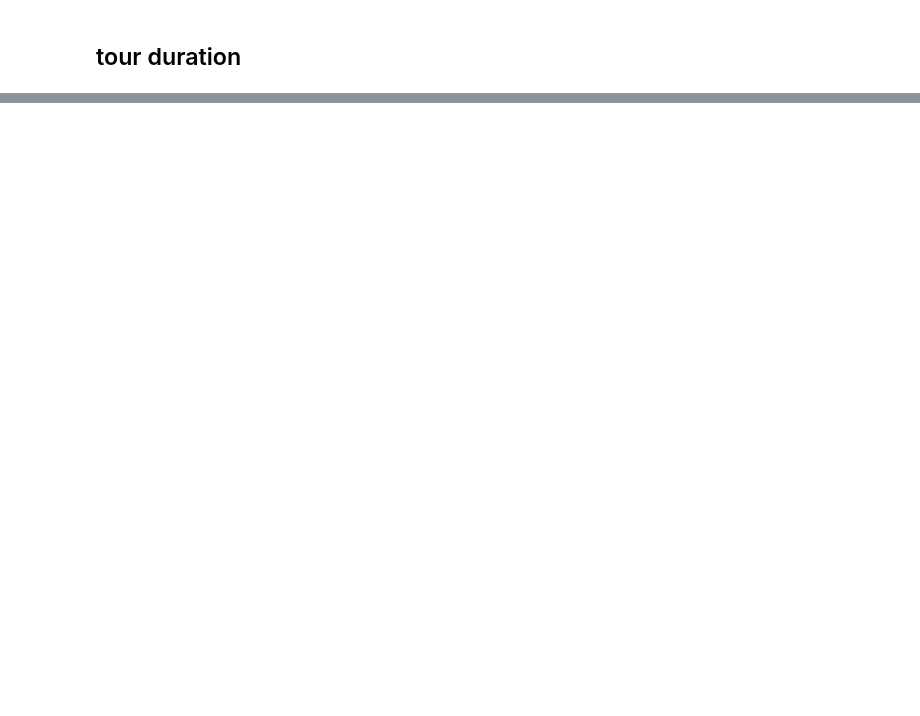
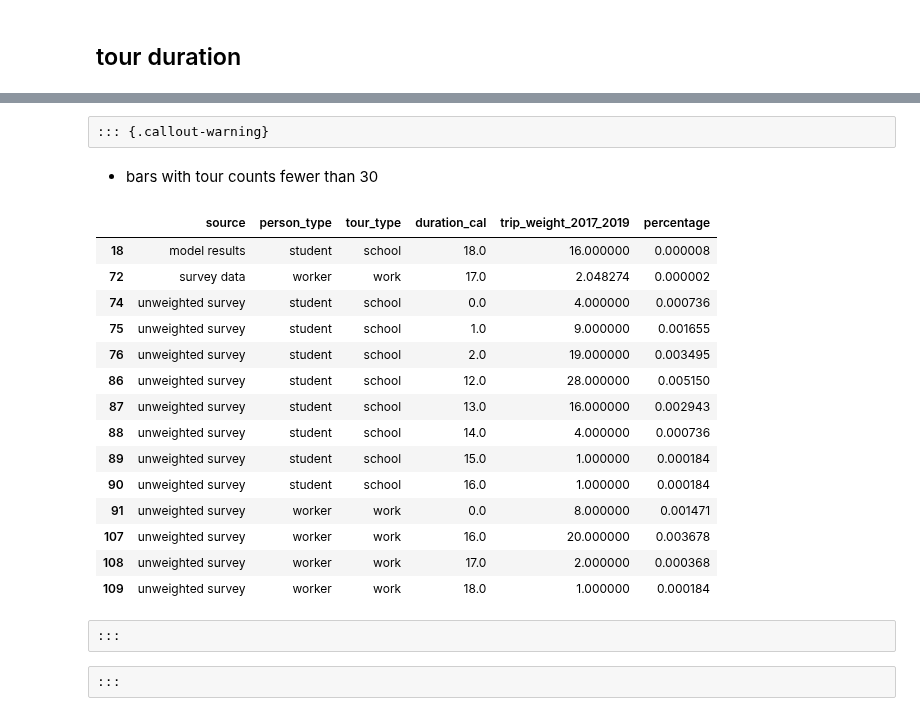
Before and after one commit to psrc/psrc_activitysim, a Jupyter notebook: scripts/validation/validation_scripts/mandatory_tour_scheduling.ipynb, the cells around one changed output, grey strips where cells are left out. Cells and saved outputs as stored; diff of their text form; code cells hidden in the pictures; blank space fills up the shorter version.

```diff
--- a/scripts/validation/validation_scripts/mandatory_tour_scheduling.ipynb
+++ b/scripts/validation/validation_scripts/mandatory_tour_scheduling.ipynb
@@ -90,0 +185,14 @@ See the caveats in the documentation: https://pandas.pydata.org/pandas-docs/stab
+# %%
+ws_tour_data['duration_cal'] = ws_tour_data['end'] - ws_tour_data['start']
+
+df_plot = ws_tour_data.groupby(['source','person_type','tour_type','duration_cal'])[['trip_weight_2017_2019']].sum().reset_index()
+df_plot['percentage'] = df_plot.groupby(['source'], group_keys=False)['trip_weight_2017_2019']. \
+    apply(lambda x: x / float(x.sum()))
+
+fig = px.bar(df_plot, x="duration_cal", y="percentage", color="source",barmode="group", template="simple_white",
+             facet_row='person_type',
+             # color_discrete_sequence=config['psrc_color'],
+             title="work/school tour duration for workers/students")
+fig.for_each_annotation(lambda a: a.update(text = a.text.split("=")[-1]))
+fig.update_layout(height=400, width=700, font=dict(size=11), yaxis1=dict(tickformat=".0%"), yaxis2=dict(tickformat=".0%", matches=None), xaxis=dict(dtick="1"))
+fig.show()
@@ -90,0 +201,26 @@ See the caveats in the documentation: https://pandas.pydata.org/pandas-docs/stab
+# %% [raw]
+::: {.callout-warning}
+# %% [markdown]
+- bars with tour counts fewer than 30
+# %%
+df_plot.loc[df_plot['trip_weight_2017_2019']<30]
+# %% [output]
+|  | source | person_type | tour_type | duration_cal | trip_weight_2017_2019 | percentage |
+| 18 | model results | student | school | 18.0 | 16.000000 | 0.000008 |
+| 72 | survey data | worker | work | 17.0 | 2.048274 | 0.000002 |
+| 74 | unweighted survey | student | school | 0.0 | 4.000000 | 0.000736 |
+| 75 | unweighted survey | student | school | 1.0 | 9.000000 | 0.001655 |
+| 76 | unweighted survey | student | school | 2.0 | 19.000000 | 0.003495 |
+| 86 | unweighted survey | student | school | 12.0 | 28.000000 | 0.005150 |
+| 87 | unweighted survey | student | school | 13.0 | 16.000000 | 0.002943 |
+| 88 | unweighted survey | student | school | 14.0 | 4.000000 | 0.000736 |
+| 89 | unweighted survey | student | school | 15.0 | 1.000000 | 0.000184 |
+| 90 | unweighted survey | student | school | 16.0 | 1.000000 | 0.000184 |
+| 91 | unweighted survey | worker | work | 0.0 | 8.000000 | 0.001471 |
+| 107 | unweighted survey | worker | work | 16.0 | 20.000000 | 0.003678 |
+| 108 | unweighted survey | worker | work | 17.0 | 2.000000 | 0.000368 |
+| 109 | unweighted survey | worker | work | 18.0 | 1.000000 | 0.000184 |
+# %% [raw]
+:::
+# %% [raw]
+:::
```
Also changed, not shown: parts of 15 cells of this notebook, 11 other files.
